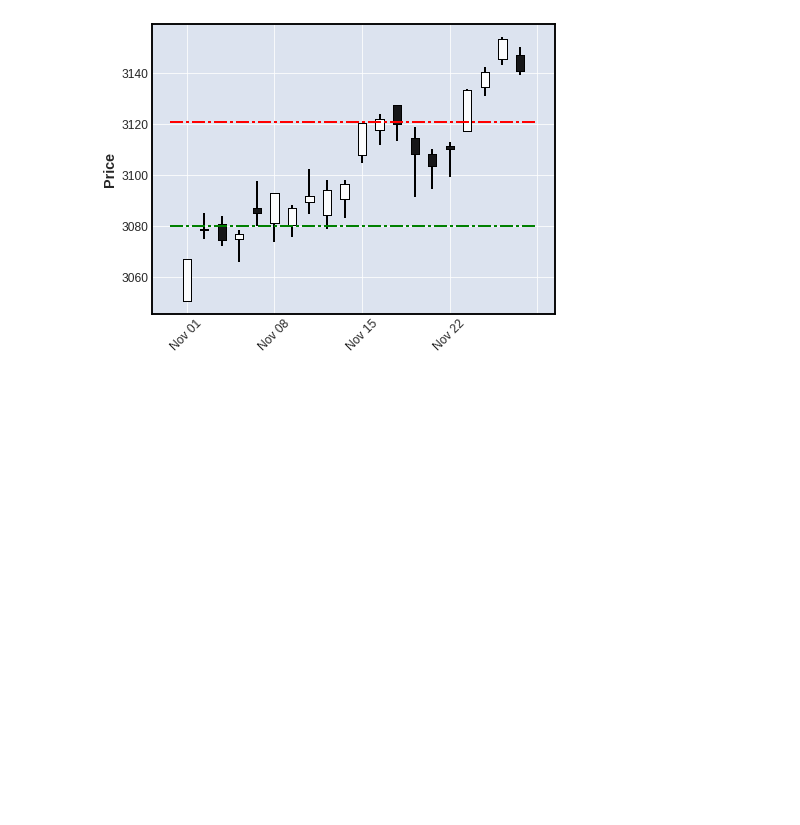
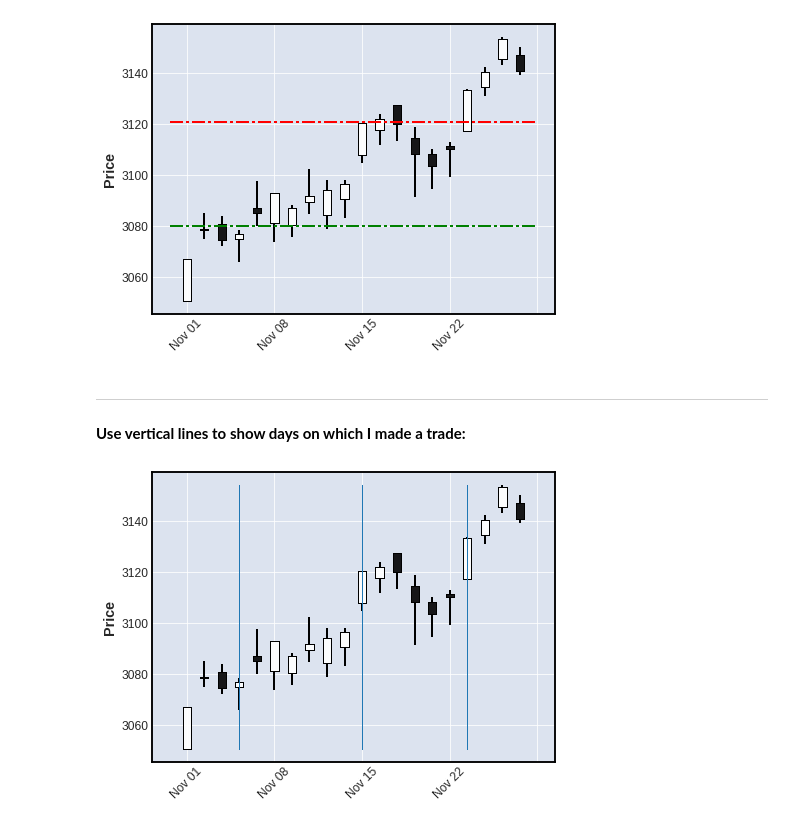
Before and after one commit to matplotlib/mplfinance, a Jupyter notebook: examples/using_lines.ipynb, the cells around one changed output. Saved outputs shown, nothing was run; the diff lists cells and outputs as text; code cells hidden in the pictures; blank space fills up the shorter version.

Commit message:
checkpoint; continue work on lines notebook

```diff
--- a/examples/using_lines.ipynb
+++ b/examples/using_lines.ipynb
@@ -78,3 +78,11 @@ mpf.plot(daily,hlines=dict(hlines=[3080,3121],colors=['g','r'],linestyle='-.'),t
 # %% [output]
 [figure]
 [figure]
+# %% [markdown]
+---
+
+**Use vertical lines to show days on which I made a trade:**
+# %%
+mpf.plot(daily,type='candle',vlines=dict(vlines=['2019-11-06','2019-11-15','2019-11-25'],linewidths=1))
+# %% [output]
+[figure, added]
```
Also changed, not shown: parts of 5 cells of this notebook, 2 other files.
